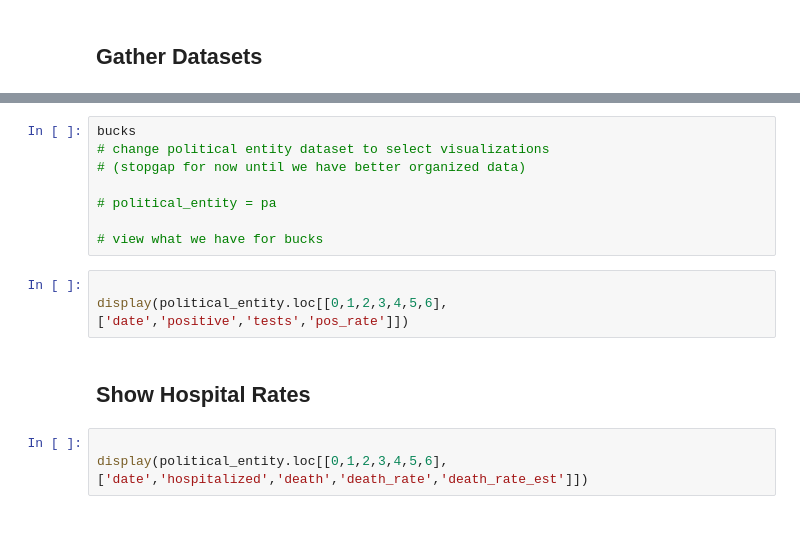
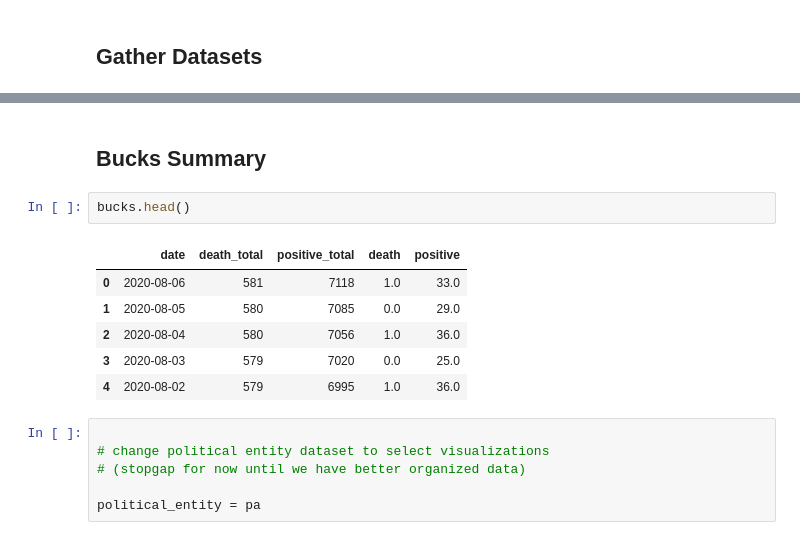
Before and after one commit to mattjcamp/covid_dashboard, a Jupyter notebook: covid_dashboard.ipynb, the cells around one changed output, grey strips where cells are left out. Cells and saved outputs as stored; diff of their text form.

```diff
--- a/covid_dashboard.ipynb
+++ b/covid_dashboard.ipynb
@@ -118,19 +129,20 @@ d
+# %% [markdown]
+## Bucks Summary
+# %%
+bucks.head()
+# %% [output]
+|  | date | death_total | positive_total | death | positive |
+| 0 | 2020-08-06 | 581 | 7118 | 1.0 | 33.0 |
+| 1 | 2020-08-05 | 580 | 7085 | 0.0 | 29.0 |
+| 2 | 2020-08-04 | 580 | 7056 | 1.0 | 36.0 |
+| 3 | 2020-08-03 | 579 | 7020 | 0.0 | 25.0 |
+| 4 | 2020-08-02 | 579 | 6995 | 1.0 | 36.0 |
 # %%
-bucks
+
 # change political entity dataset to select visualizations
 # (stopgap for now until we have better organized data)
 
-# political_entity = pa
-
-# view what we have for bucks
+political_entity = pa
-# %%
-
-display(political_entity.loc[[0,1,2,3,4,5,6], ['date','positive','tests','pos_rate']])
-# %% [markdown]
-## Show Hospital Rates
-# %%
-
-display(political_entity.loc[[0,1,2,3,4,5,6], ['date','hospitalized','death','death_rate','death_rate_est']])
 # %%
 
 subset_df = political_entity.loc[:,['positive']]
```
Also changed, not shown: parts of 9 cells of this notebook.
